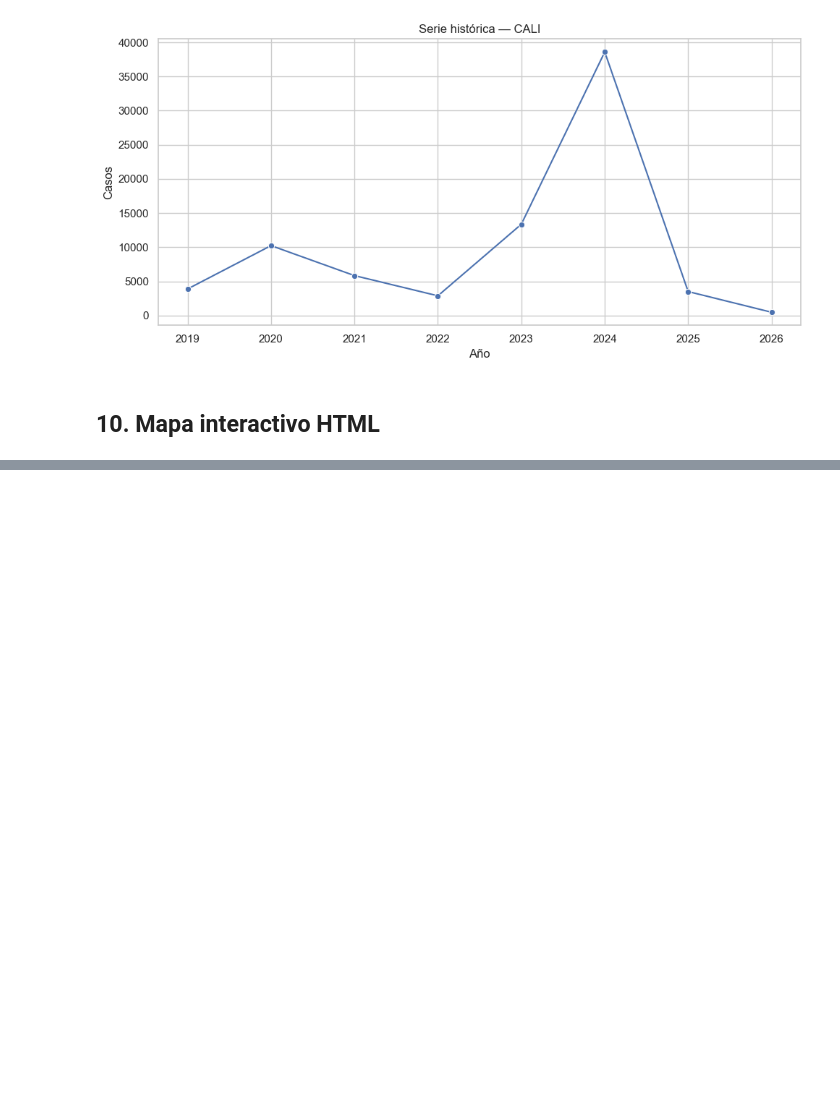
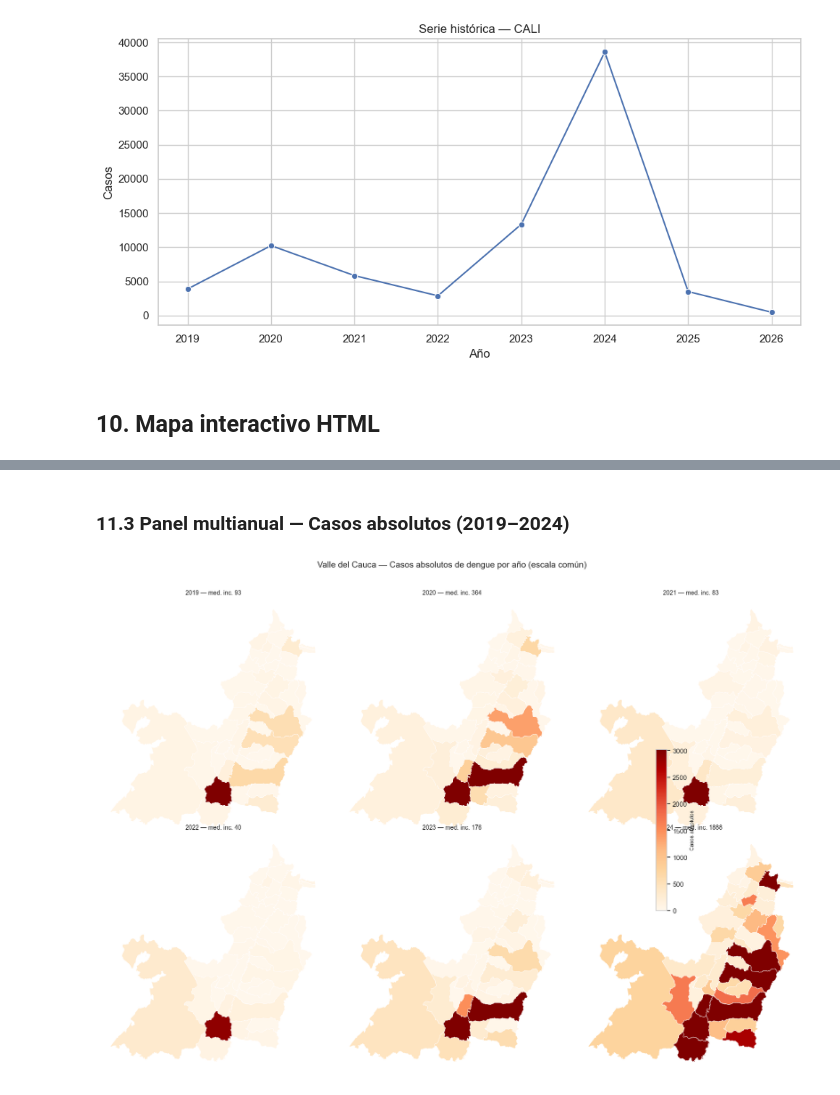
Before and after one commit to germanavila09/Modelo-Dengue-Valle-del-Cauca, a Jupyter notebook: notebooks/analisis_dengue.ipynb, the cells around one changed output, grey strips where cells are left out. Cells and saved outputs as stored; diff of their text form; code cells hidden in the pictures; blank space fills up the shorter version.

```diff
--- a/notebooks/analisis_dengue.ipynb
+++ b/notebooks/analisis_dengue.ipynb
@@ -136,0 +312,32 @@ graficar_serie_municipio(pivot, MUNICIPIO);
+# %% [markdown]
+### 11.3 Panel multianual — Casos absolutos (2019–2024)
+# %%
+vmax_casos  = gdf_geo[gdf_geo["año"].isin(anios_panel)]["conteo_dengue"].quantile(0.95)
+norm_casos  = Normalize(vmin=0, vmax=vmax_casos)
+cmap_casos  = plt.get_cmap("OrRd")
+
+fig, axes = plt.subplots(nrows, ncols, figsize=(ncols * 5.5, nrows * 6))
+axes = axes.flatten()
+
+for i, anio in enumerate(anios_panel):
+    ax  = axes[i]
+    dfa = gdf_geo[gdf_geo["año"] == anio].copy()
+    dfa.plot(column="conteo_dengue", ax=ax, cmap=cmap_casos, norm=norm_casos,
+             edgecolor="white", linewidth=0.5, missing_kwds={"color":"#dddddd"})
+    inc_med = dfa["incidencia_dengue"].median()
+    ax.set_title(f"{anio} — med. inc. {inc_med:.0f}", fontsize=10, pad=6)
+    ax.set_axis_off()
+
+for j in range(len(anios_panel), len(axes)):
+    axes[j].set_visible(False)
+
+sm2 = cm.ScalarMappable(cmap=cmap_casos, norm=norm_casos)
+sm2.set_array([])
+cbar2 = fig.colorbar(sm2, ax=axes[:len(anios_panel)], shrink=0.4, aspect=15, pad=0.02)
+cbar2.set_label("Casos absolutos", fontsize=9)
+
+plt.suptitle("Valle del Cauca — Casos absolutos de dengue por año (escala común)", fontsize=14, y=1.01)
+plt.tight_layout()
+plt.show()
+# %% [output]
+[figure, added]
```
Also changed, not shown: parts of 14 cells of this notebook, 31 other files.
